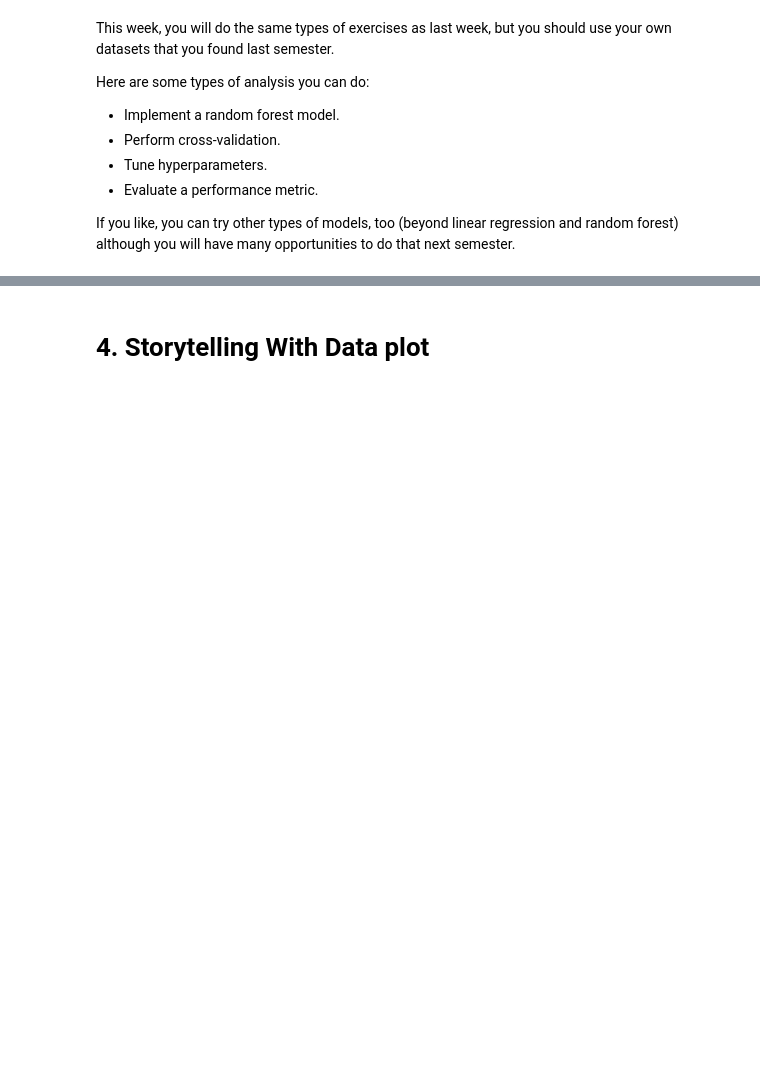
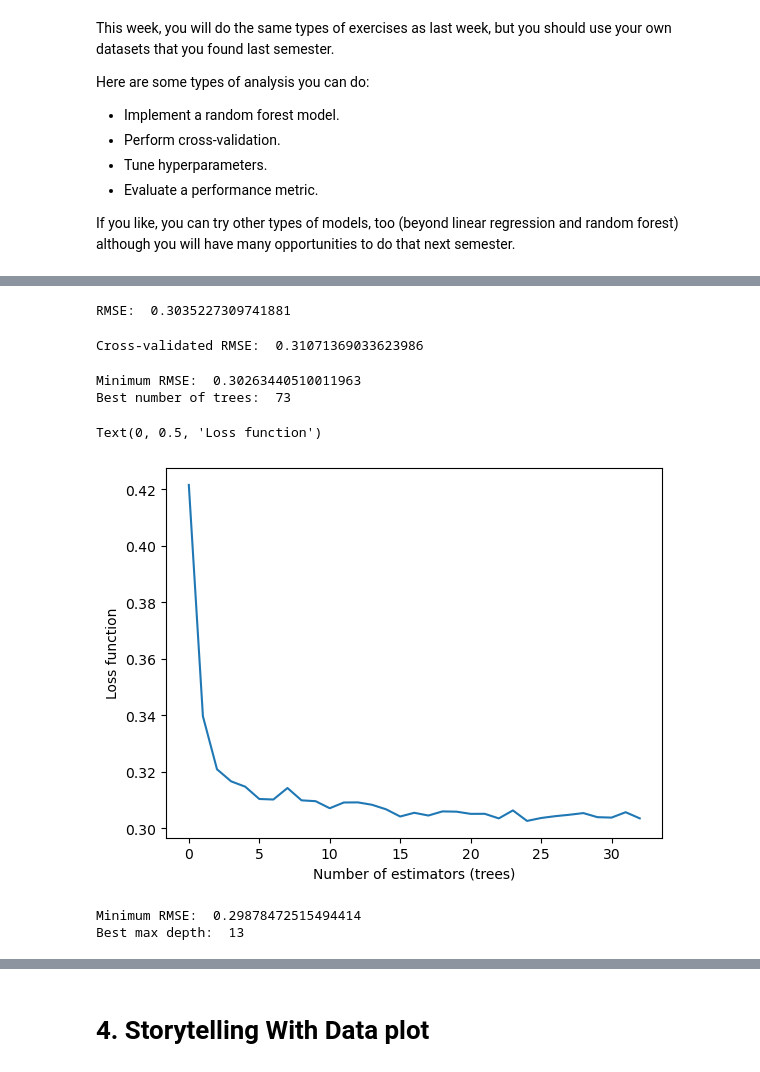
Before and after one commit to DaveD-BU/DX699-2025-spring-B2, a Jupyter notebook: OMDS-ModB2-Week11-Davis-David.ipynb, the cells around one changed output, grey strips where cells are left out. Cells and saved outputs as stored; diff of their text form; code cells hidden in the pictures; blank space fills up the shorter version.

```diff
--- a/OMDS-ModB2-Week11-Davis-David.ipynb
+++ b/OMDS-ModB2-Week11-Davis-David.ipynb
@@ -87,0 +132,3 @@ If you like, you can try other types of models, too (beyond linear regression an
+# %%
+df_ci_clean = clean_data(df_ci)
+df_ci_clean.head()
@@ -87,0 +142,43 @@ If you like, you can try other types of models, too (beyond linear regression an
+# %%
+#create X and y dataframes and split in train and test
+X = df_ci_clean.drop(columns = ['attack_detected'])
+y = df_ci_clean['attack_detected']
+X_train, X_test, y_train, y_test = train_test_split(X, y, test_size = 0.2, random_state = 0)
+# %%
+#Implement random forest model
+rf = RandomForestRegressor()
+rf.fit(X_train, y_train)
+y_pred = rf.predict(X_test)
+rmse = root_mean_squared_error(y_test, y_pred)
+print("RMSE: ", rmse)
+# %% [output]
+RMSE:  0.3035227309741881
+# %%
+#Perform cross-validation
+cv = RepeatedStratifiedKFold(n_splits=10, n_repeats=3, random_state=0)
+scores = cross_val_score(rf, X_train, y_train, scoring='neg_root_mean_squared_error', cv=cv, n_jobs=-1)
+rmse_cv = np.mean(np.abs(scores))
+print("Cross-validated RMSE: ", rmse_cv)
+# %% [output]
+Cross-validated RMSE:  0.31071369033623986
+# %%
+num_trees_lst_ci = list()
+for n_estimators in range(1, 100, 3):
+    rf = RandomForestRegressor(n_estimators = n_estimators)
+    rf.fit(X_train, y_train)
+    num_trees_lst_ci.append(root_mean_squared_error(rf.predict(X_test), y_test))
+# %%
+#Minimum RMSE
+min_rmse_ci = min(num_trees_lst_ci)
+print("Minimum RMSE: ", min_rmse_ci)
+print("Best number of trees: ", num_trees_lst_ci.index(min_rmse_ci) * 3 + 1)
+# %% [output]
+Minimum RMSE:  0.30263440510011963
+Best number of trees:  73
+# %%
+plt.plot(num_trees_lst_ci)
+plt.xlabel("Number of estimators (trees)")
+plt.ylabel("Loss function")
+# %% [output]
+Text(0, 0.5, 'Loss function')
+[figure, added]
@@ -87,0 +191,7 @@ If you like, you can try other types of models, too (beyond linear regression an
+# %%
+min_rmse_ci_md = min(max_depth_lst_ci)
+print("Minimum RMSE: ", min_rmse_ci_md)
+print("Best max depth: ", max_depth_lst_ci.index(min_rmse_ci_md) + 10)
+# %% [output]
+Minimum RMSE:  0.29878472515494414
+Best max depth:  13
```
Also changed, not shown: parts of 12 cells of this notebook.
